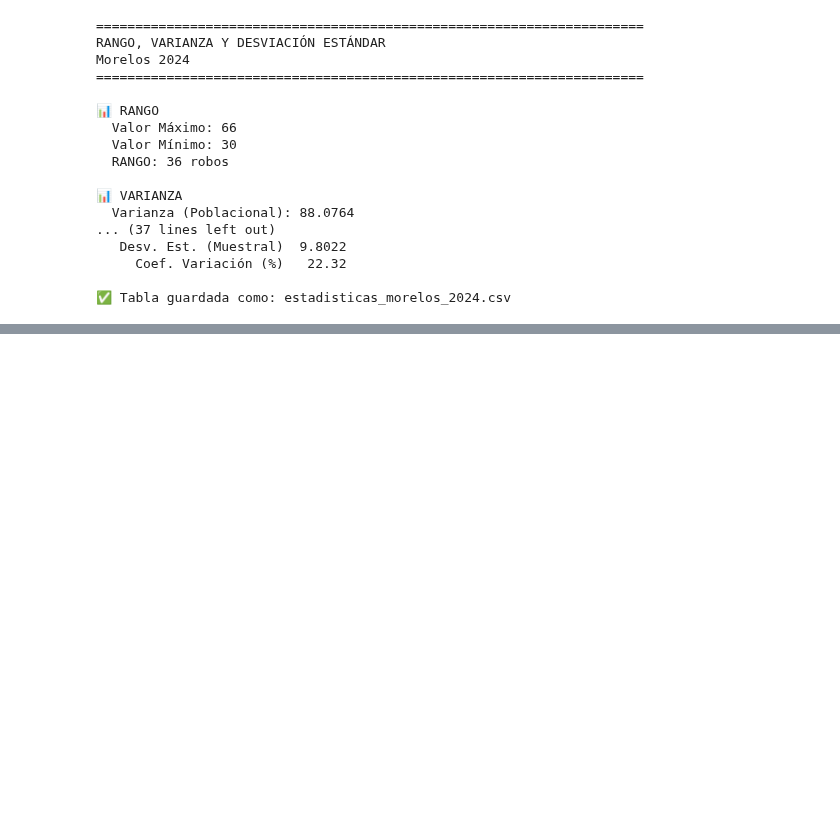
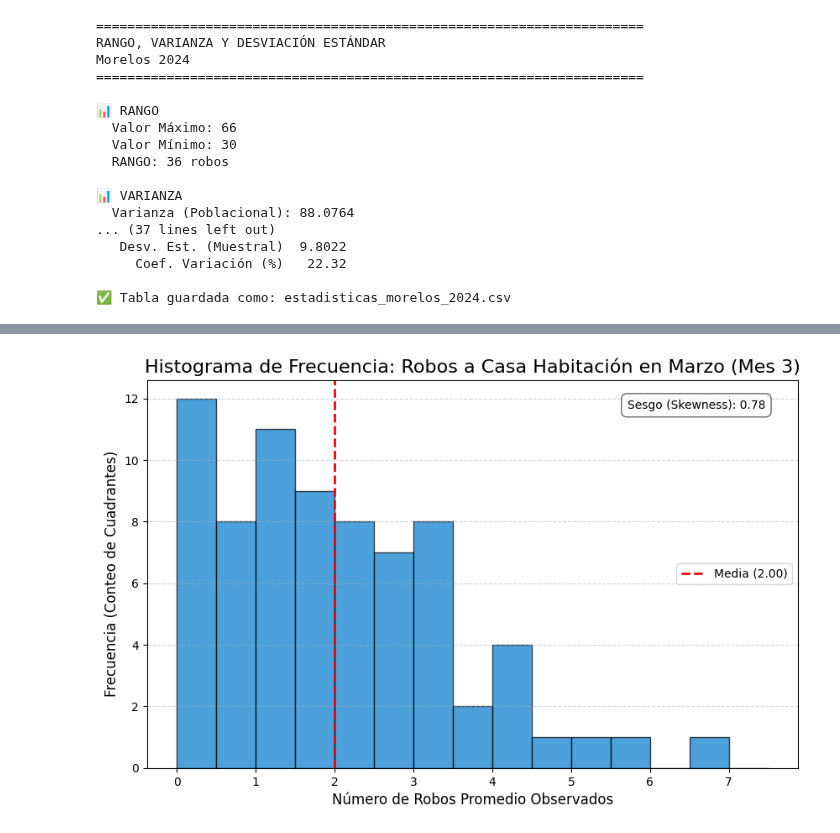
Before and after one commit to CLA-TI3001C-AD2025-G100/A01563230-EDA, a Jupyter notebook: FICOSEC.ipynb, the cells around one changed output, grey strips where cells are left out. Cells and saved outputs as stored; diff of their text form; code cells hidden in the pictures; blank space fills up the shorter version.

```diff
--- a/FICOSEC.ipynb
+++ b/FICOSEC.ipynb
@@ -1064,0 +1051,90 @@ except Exception as e:
+# %%
+import pandas as pd
+import matplotlib.pyplot as plt
+import numpy as np
+
+# Definición del archivo de datos
+FILE_PATH = 'cuadrantes_casahabitacion.csv'
+# Color simple para las barras
+COLOR_BARRA = '#007ACC' # Azul de FICOSEC
+
+def generar_histograma_simple(df):
+    """
+    Genera un histograma de la distribución de las frecuencias de robos
+    para la categoría 'Robo a Casa Habitación' en el mes de Marzo (Mes 3).
+    """
+
+    # 1. Identificar la columna específica para Robo a Casa Habitación en Marzo (Mes 3)
+    # NOTA: Se asume que la columna tiene el siguiente formato de nombre:
+    TARGET_COL = 'PROMEDIO DE ROBOS A CASA HABITACION MES 3'
+
+    if TARGET_COL not in df.columns:
+        # Mensaje de error si la columna no se encuentra
+        print(f"Error: No se encontró la columna '{TARGET_COL}' en el archivo CSV.")
+        print("Por favor, verifica que la columna de Robos a Casa Habitación para Marzo exista con ese nombre.")
+        # Se listan las columnas encontradas para ayudar a la depuración
+        house_robbery_cols = [col for col in df.columns if 'ROBOS A CASA HABITACION' in col.upper()]
+        if house_robbery_cols:
+            print(f"Columnas encontradas relacionadas con 'Robos a Casa Habitación': {house_robbery_cols}")
+        return
+
+    # 2. Extraer los datos de la columna de Marzo. No es necesario aplanar (flatten)
+    # porque solo extraemos una columna.
+    datos_histograma = df[TARGET_COL].values
+
+    # 3. Eliminar valores cero (robos = 0) para analizar solo la distribución de robos positivos
+    datos_histograma = datos_histograma[datos_histograma > 0]
+
+    # Si no quedan datos después de filtrar:
+    if len(datos_histograma) == 0:
+        print("Error: No hay datos de robos positivos para generar el histograma para esta selección.")
+        return
+
+    # 4. Generar el Histograma
+    plt.figure(figsize=(10, 6))
+
+    # Usamos np.arange para definir los límites de los 'bins' (contenedores)
+    max_robos = np.ceil(datos_histograma.max())
+
+    # Ajustar el tamaño del bin según el rango de datos
+    if max_robos > 20:
+        bins_list = np.arange(0, max_robos + 1, 1) # Bins de 1 en 1 si el rango es grande
+    else:
+        bins_list = np.arange(0, max_robos + 1, 0.5) # Bins de 0.5 en 0.5 para mayor detalle
+
+    # Generar el histograma con el color simple
+    plt.hist(datos_histograma, bins=bins_list, color=COLOR_BARRA, edgecolor='black', alpha=0.7)
+
+    # 5. Añadir etiquetas y título
+    titulo = 'Histograma de Frecuencia: Robos a Casa Habitación en Marzo (Mes 3)'
+    plt.title(titulo, fontsize=16)
+    plt.xlabel('Número de Robos Promedio Observados', fontsize=12)
+    plt.ylabel('Frecuencia (Conteo de Cuadrantes)', fontsize=12)
+    plt.grid(axis='y', alpha=0.5, linestyle='--')
+
+    # Calcular e indicar el Sesgo (Skewness)
+    sesgo = pd.Series(datos_histograma).skew()
+    media = pd.Series(datos_histograma).mean()
+
+    plt.axvline(media, color='red', linestyle='dashed', linewidth=2, label=f'Media ({media:.2f})')
+    plt.text(0.95, 0.95, f'Sesgo (Skewness): {sesgo:.2f}', transform=plt.gca().transAxes,
+             fontsize=10, verticalalignment='top', horizontalalignment='right',
+             bbox=dict(boxstyle="round,pad=0.5", fc="white", alpha=0.6))
+    plt.legend()
+
+    plt.show()
+
+# --- Ejecución Principal ---
+try:
+    # Cargar el archivo CSV
+    df = pd.read_csv(FILE_PATH)
+
+    # Llamar a la función para generar el histograma
+    generar_histograma_simple(df)
+
+except FileNotFoundError:
+    print(f"ERROR: No se encontró el archivo '{FILE_PATH}'. Asegúrate de que el archivo esté cargado correctamente.")
+except Exception as e:
+    print(f"Ocurrió un error durante el procesamiento de datos: {e}")
+# %% [output]
+[figure, added]
```
Also changed, not shown: parts of 3 cells of this notebook.
